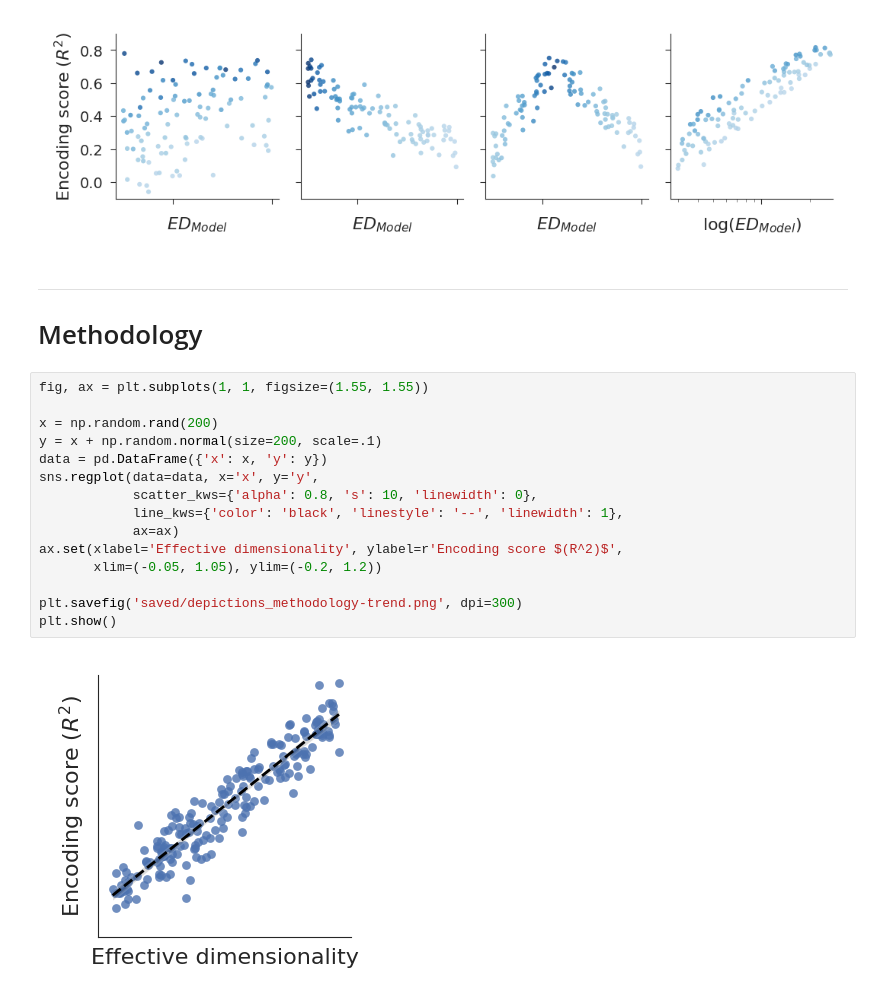
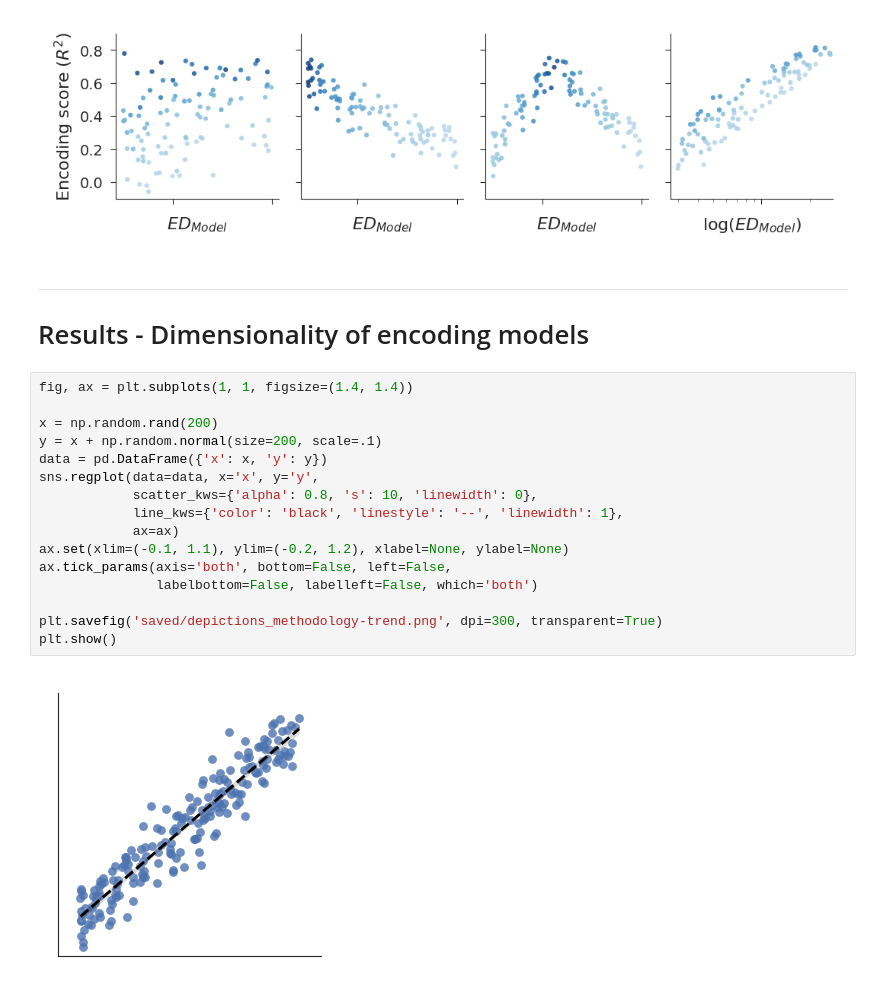
Before and after one commit to EricElmoznino/encoder_dimensionality, a Jupyter notebook: figures/ccn2022/poster/figures.ipynb, the cells around one changed output. Saved outputs shown, nothing was run; the diff lists cells and outputs as text.

Commit message:
Finished encoding model results section of CCN poster

```diff
--- a/figures/ccn2022/poster/figures.ipynb
+++ b/figures/ccn2022/poster/figures.ipynb
@@ -125,21 +135,22 @@ plt.show()
 [figure]
 # %% [markdown]
 ---
-# Methodology
+# Results - Dimensionality of encoding models
-# %%
-fig, ax = plt.subplots(1, 1, figsize=(1.55, 1.55))
-
-x = np.random.rand(200)
-y = x + np.random.normal(size=200, scale=.1)
-data = pd.DataFrame({'x': x, 'y': y})
-sns.regplot(data=data, x='x', y='y',
-            scatter_kws={'alpha': 0.8, 's': 10, 'linewidth': 0},
-            line_kws={'color': 'black', 'linestyle': '--', 'linewidth': 1},
-            ax=ax)
-ax.set(xlabel='Effective dimensionality', ylabel=r'Encoding score $(R^2)$',
-       xlim=(-0.05, 1.05), ylim=(-0.2, 1.2))
-
-plt.savefig('saved/depictions_methodology-trend.png', dpi=300)
-plt.show()
-# %% [output]
-[figure, removed]
+# %%
+fig, ax = plt.subplots(1, 1, figsize=(1.4, 1.4))
+
+x = np.random.rand(200)
+y = x + np.random.normal(size=200, scale=.1)
+data = pd.DataFrame({'x': x, 'y': y})
+sns.regplot(data=data, x='x', y='y',
+            scatter_kws={'alpha': 0.8, 's': 10, 'linewidth': 0},
+            line_kws={'color': 'black', 'linestyle': '--', 'linewidth': 1},
+            ax=ax)
+ax.set(xlim=(-0.1, 1.1), ylim=(-0.2, 1.2), xlabel=None, ylabel=None)
+ax.tick_params(axis='both', bottom=False, left=False,
+               labelbottom=False, labelleft=False, which='both')
+
+plt.savefig('saved/depictions_methodology-trend.png', dpi=300, transparent=True)
+plt.show()
+# %% [output]
+[figure, added]
```
Also changed, not shown: parts of 3 cells of this notebook, 6 other files.
